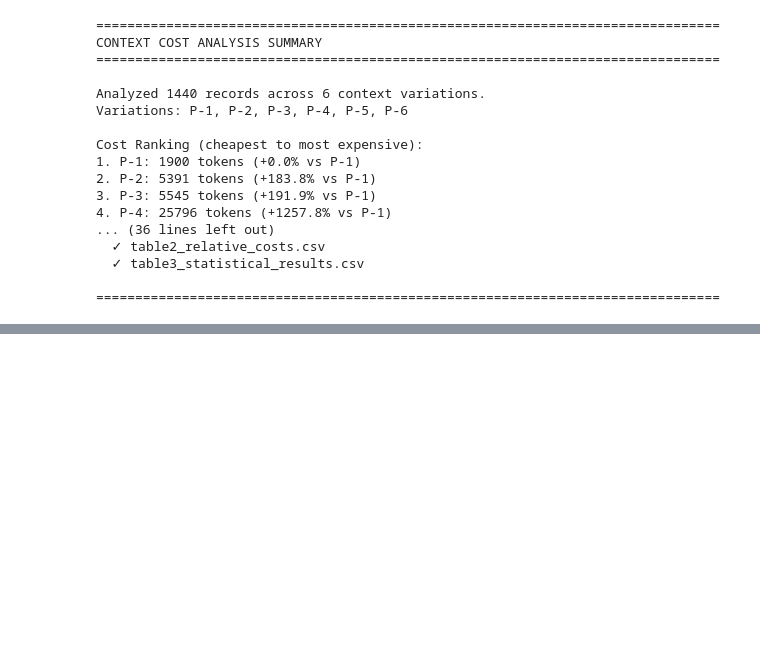
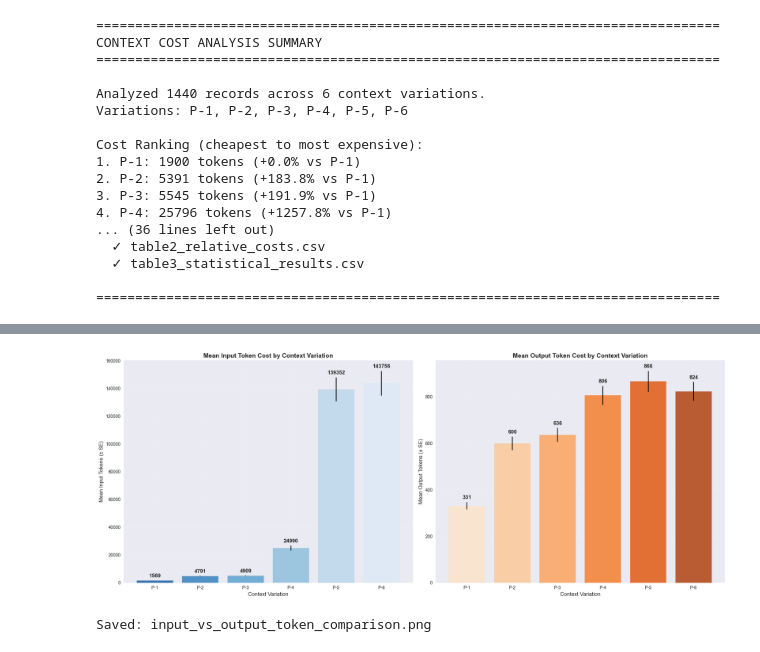
Before and after one commit to JosephAyo/llm-in-prs, a Jupyter notebook: analysis/context_cost_analysis.ipynb, the cells around one changed output, grey strips where cells are left out. Saved outputs shown, nothing was run; the diff lists cells and outputs as text; code cells hidden in the pictures; blank space fills up the shorter version.

```diff
--- a/analysis/context_cost_analysis.ipynb
+++ b/analysis/context_cost_analysis.ipynb
@@ -895,0 +1392,53 @@ Cost Ranking (cheapest to most expensive):
+# %%
+# Side-by-side Input vs Output Token Comparison
+fig, (ax1, ax2) = plt.subplots(1, 2, figsize=(20, 8))
+
+# Input tokens bar chart
+input_means = []
+input_sems = []
+for variation in variations:
+    var_data = combined_data[combined_data['variation'] == variation]['prompt_tokens']
+    input_means.append(var_data.mean())
+    input_sems.append(var_data.sem())
+
+bars1 = ax1.bar(variations, input_means, yerr=input_sems, capsize=5, alpha=0.8,
+                color=sns.color_palette("Blues_r", len(variations)))
+ax1.set_title('Mean Input Token Cost by Context Variation', fontsize=14, fontweight='bold')
+ax1.set_xlabel('Context Variation', fontsize=12)
+ax1.set_ylabel('Mean Input Tokens (± SE)', fontsize=12)
+ax1.grid(True, alpha=0.3)
+
+# Add value labels on bars
+for i, (bar, mean, sem) in enumerate(zip(bars1, input_means, input_sems)):
+    height = bar.get_height()
+    ax1.text(bar.get_x() + bar.get_width()/2., height + sem + max(input_means)*0.01,
+             f'{mean:.0f}', ha='center', va='bottom', fontweight='bold')
+
+# Output tokens bar chart
+output_means = []
+output_sems = []
+for variation in variations:
+    var_data = combined_data[combined_data['variation'] == variation]['completion_tokens']
+    output_means.append(var_data.mean())
+    output_sems.append(var_data.sem())
+
+bars2 = ax2.bar(variations, output_means, yerr=output_sems, capsize=5, alpha=0.8,
+                color=sns.color_palette("Oranges", len(variations)))
+ax2.set_title('Mean Output Token Cost by Context Variation', fontsize=14, fontweight='bold')
+ax2.set_xlabel('Context Variation', fontsize=12)
+ax2.set_ylabel('Mean Output Tokens (± SE)', fontsize=12)
+ax2.grid(True, alpha=0.3)
+
+# Add value labels on bars
+for i, (bar, mean, sem) in enumerate(zip(bars2, output_means, output_sems)):
+    height = bar.get_height()
+    ax2.text(bar.get_x() + bar.get_width()/2., height + sem + max(output_means)*0.01,
+             f'{mean:.0f}', ha='center', va='bottom', fontweight='bold')
+
+plt.tight_layout()
+plt.savefig('input_vs_output_token_comparison.png', dpi=300, bbox_inches='tight')
+plt.show()
+print("Saved: input_vs_output_token_comparison.png")
+# %% [output]
+[figure, added]
+Saved: input_vs_output_token_comparison.png
```
Also changed, not shown: parts of 16 cells of this notebook, 11 other files.
